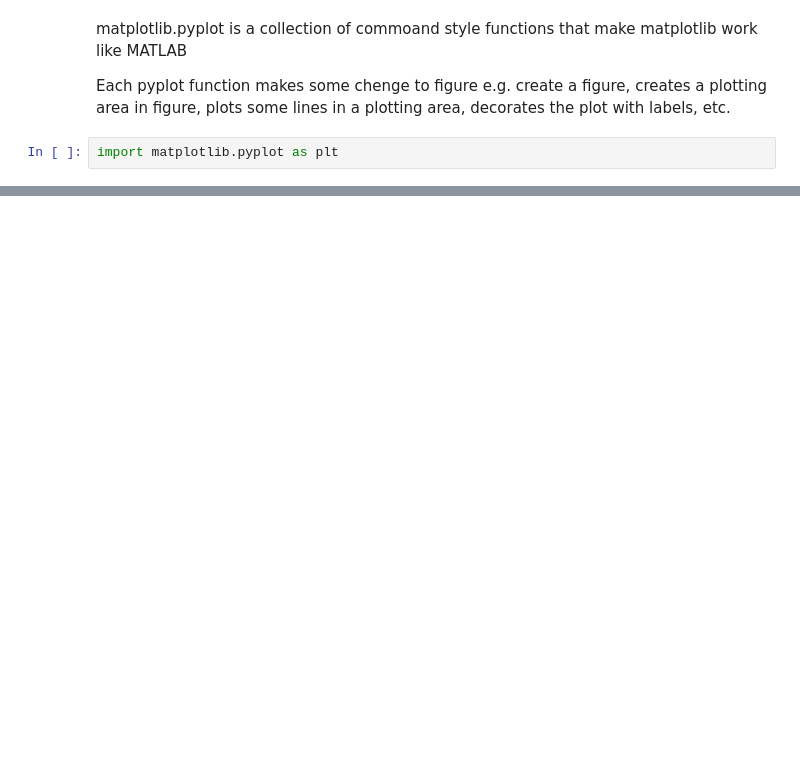
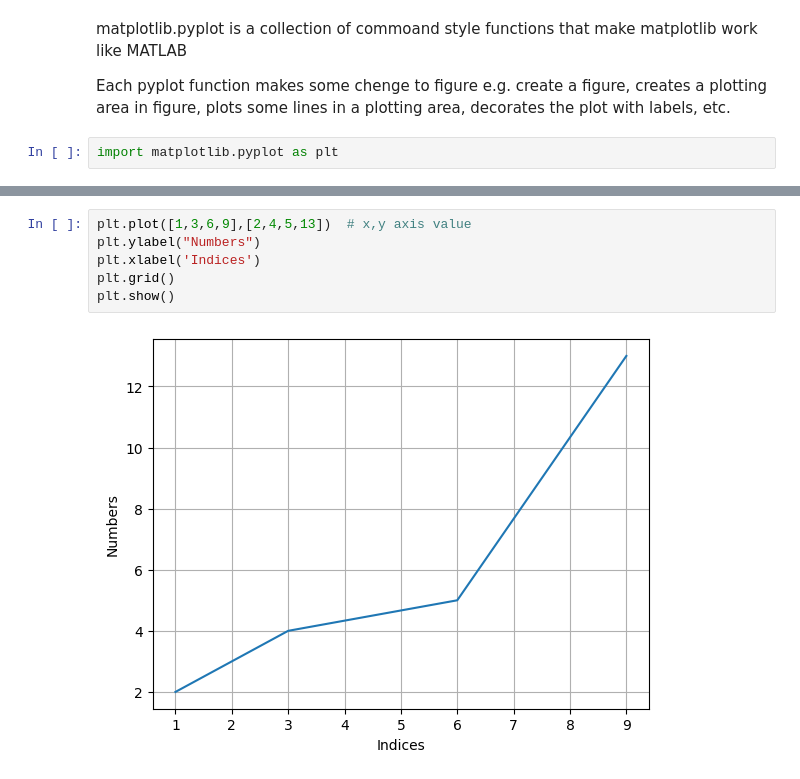
Before and after one commit to HarshitaKoshta/Python-For-Data-Science, a Jupyter notebook: Matplotlib/pyplot.ipynb, the cells around one changed output, grey strips where cells are left out. Saved outputs shown, nothing was run; the diff lists cells and outputs as text; blank space fills up the shorter version.

```diff
--- a/Matplotlib/pyplot.ipynb
+++ b/Matplotlib/pyplot.ipynb
@@ -15,0 +16,8 @@ plt.show()
+# %%
+plt.plot([1,3,6,9],[2,4,5,13])  # x,y axis value
+plt.ylabel("Numbers")
+plt.xlabel('Indices')
+plt.grid()
+plt.show()
+# %% [output]
+[figure, added]
```
Also changed, not shown: parts of 7 cells of this notebook.
